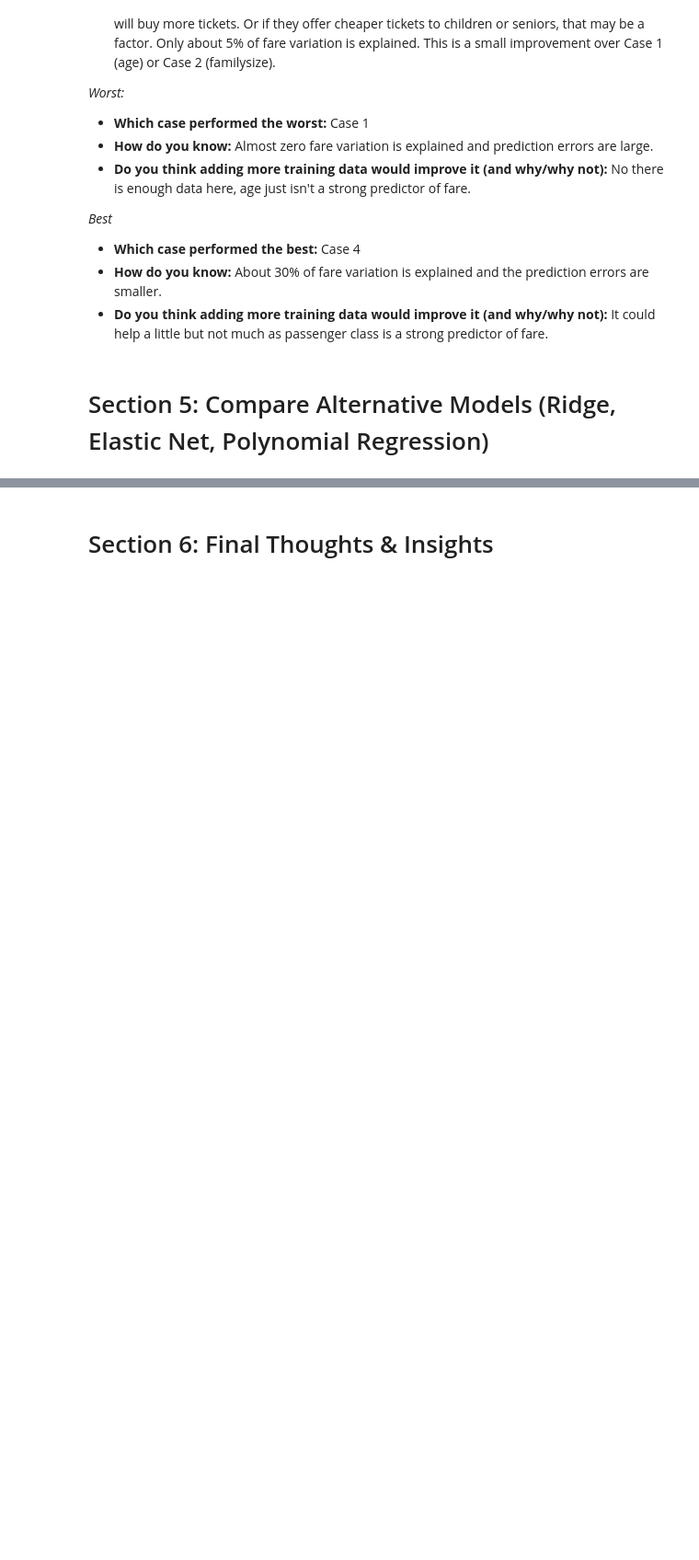
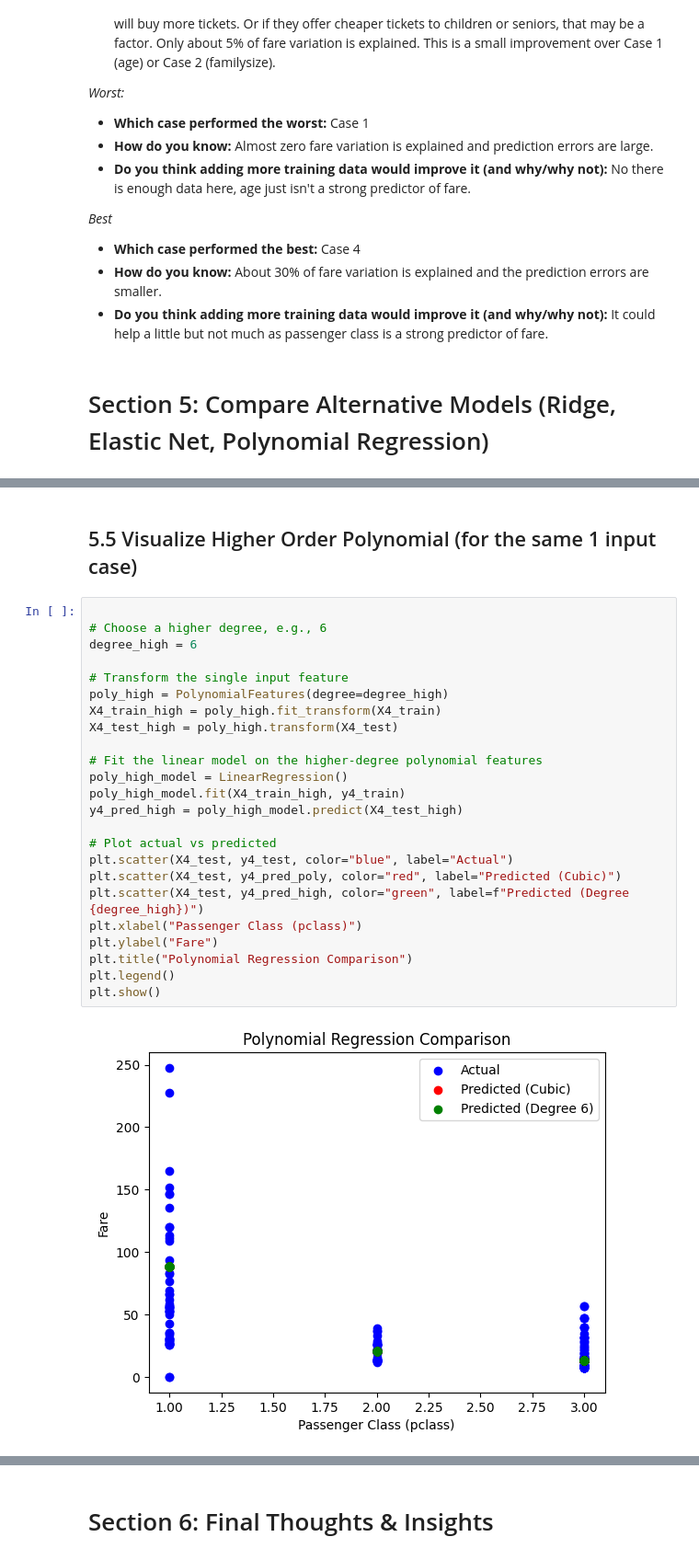
Before and after one commit to LFoster03/applied-ml-foster, a Jupyter notebook: notebooks/project04/ml04_foster.ipynb, the cells around one changed output, grey strips where cells are left out. Shown at 92% size. Drawn from its saved outputs; the diff is of its cells as text; blank space fills up the shorter version.

```diff
--- a/notebooks/project04/ml04_foster.ipynb
+++ b/notebooks/project04/ml04_foster.ipynb
@@ -180,0 +362,28 @@ Case 4: Test MAE: 20.653703671484056
+# %% [markdown]
+## 5.5 Visualize Higher Order Polynomial (for the same 1 input case)
+# %%
+
+# Choose a higher degree, e.g., 6
+degree_high = 6
+
+# Transform the single input feature
+poly_high = PolynomialFeatures(degree=degree_high)
+X4_train_high = poly_high.fit_transform(X4_train)
+X4_test_high = poly_high.transform(X4_test)
+
+# Fit the linear model on the higher-degree polynomial features
+poly_high_model = LinearRegression()
+poly_high_model.fit(X4_train_high, y4_train)
+y4_pred_high = poly_high_model.predict(X4_test_high)
+
+# Plot actual vs predicted
+plt.scatter(X4_test, y4_test, color="blue", label="Actual")
+plt.scatter(X4_test, y4_pred_poly, color="red", label="Predicted (Cubic)")
+plt.scatter(X4_test, y4_pred_high, color="green", label=f"Predicted (Degree {degree_high})")
+plt.xlabel("Passenger Class (pclass)")
+plt.ylabel("Fare")
+plt.title("Polynomial Regression Comparison")
+plt.legend()
+plt.show()
+# %% [output]
+[figure, added]
```
Also changed, not shown: parts of 16 cells of this notebook.
